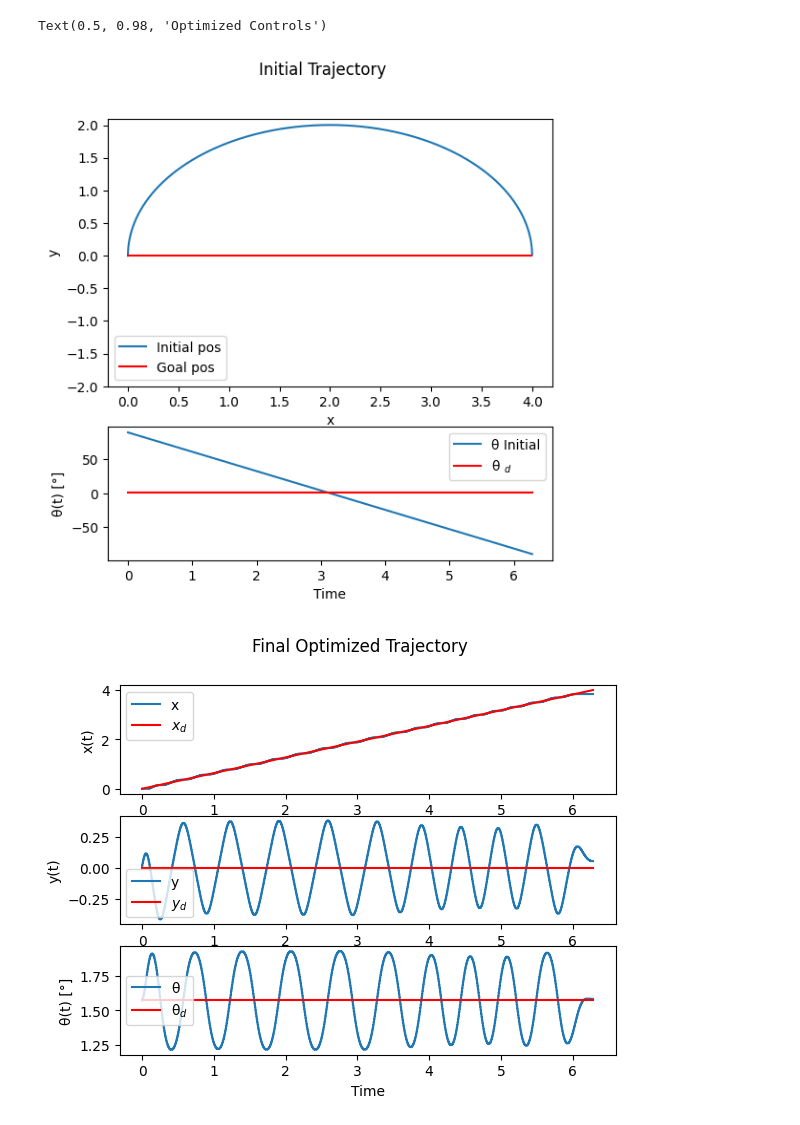
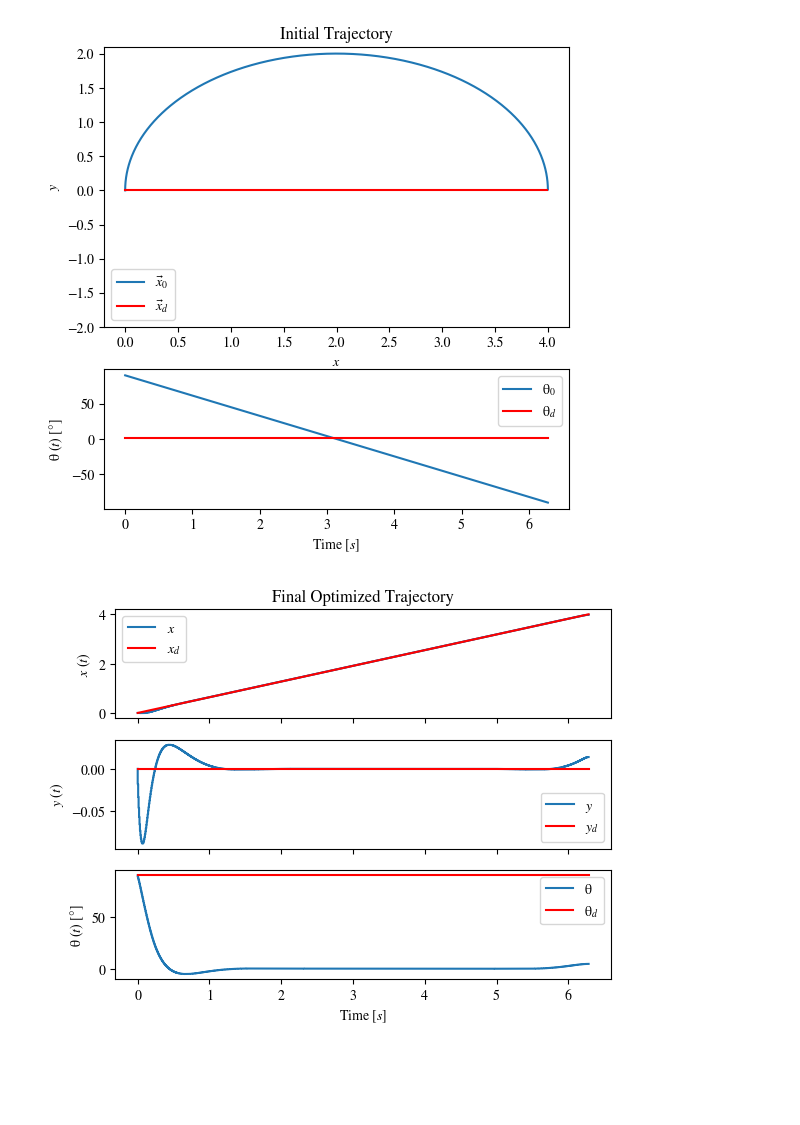
Before and after one commit to sirojc/me455-active-learning, a Jupyter notebook: HW2/HW2_1.ipynb, the cells around one changed output. Cells and saved outputs as stored; diff of their text form; code cells hidden in the pictures; blank space fills up the shorter version.

Commit message:
plots

```diff
--- a/HW2/HW2_1.ipynb
+++ b/HW2/HW2_1.ipynb
@@ -1,12 +1,15 @@
 # %%
 import numpy as np
 import matplotlib.pyplot as plt
+
+plt.rcParams['mathtext.fontset'] = 'stix'
+plt.rcParams['font.family'] = 'STIXGeneral'
 # %%
 T = 2 * np.pi
 n = 1000
 h = T / n
 
-Q = np.array([[100, 0, 0],[0, 10, 0],[0, 0, 10]])
+Q = np.array([[100, 0, 0],[0, 100, 0],[0, 0, 0.1]])
 R = np.array([[0.1, 0],[0, 0.1]])
 P_1 = np.array([[10, 0, 0],[0, 10, 0],[0, 0, 10]])
 
@@ -87,7 +90,7 @@ x_init = dynamics(x0, u_init)
 #print(J_init)
 # %%
 # iLQR
-eps = 1E-3 # Threshold
+eps = 1.1E-3 # Threshold
 
 u_iLQR = u_init
 x_iLQR = x_init
@@ -136,63 +139,60 @@ while i==0 or np.abs(DJ(x_iLQR, u_iLQR, zeta)) > eps:
 # %%
 # Plots: Initial Trajectory, Final Optimized Trajectory, Optimized Control Signal
 time_discr = np.linspace(0, T, n)
 
 #Plot Initial Trajectory
 fig, (ax1, ax2) = plt.subplots(2, 1, height_ratios=[2, 1], figsize=(6, 6))
-ax1.plot(x_init[:,0], x_init[:,1], label='Initial pos')
-ax1.plot(x_g[:,0], x_g[:,1], color='red', label='Goal pos')
-ax2.plot(time_discr, x_init[:,2]*180/np.pi, label="\u03B8 Initial")
-ax2.plot(time_discr, x_g[:,2], color='red', label="\u03B8 $_{d}$")
-ax1.set_xlabel("x")
-ax1.set_ylabel("y")
+ax1.plot(x_init[:,0], x_init[:,1], label=r'$\vec{x}_{0}$')
+ax1.plot(x_g[:,0], x_g[:,1], color='red', label=r'$\vec{x}_{d}$')
+ax2.plot(time_discr, x_init[:,2]*180/np.pi, label="\u03B8$_{0}$")
+ax2.plot(time_discr, x_g[:,2], color='red', label="\u03B8$_{d}$")
+ax1.set_xlabel("$x$")
+ax1.set_ylabel("$y$")
 ax1.set_ylim([-2, 2.1])
-ax2.set_xlabel("Time")
-ax2.set_ylabel("\u03B8(t) [°]")
+ax2.set_xlabel("Time $[s]$")
+ax2.set_ylabel("\u03B8 $(t)$ $[°]$")
 ax1.legend()
 ax2.legend()
-fig.suptitle("Initial Trajectory")
-#plt.savefig('ME455_ActiveLearning/HW2/HW2_1_init_traj.png')
+ax1.set_title("Initial Trajectory")
+plt.savefig('./HW2_1_init_traj.png')
 
 #Plots Final Optimized Trajectory
-fig2, (ax1, ax2, ax3) = plt.subplots(3, 1)
-ax1.step(time_discr, x_iLQR[:,0], label="x")
-ax2.step(time_discr, x_iLQR[:,1], label="y")
+fig2, (ax1, ax2, ax3) = plt.subplots(3, 1, sharex=True)
+ax1.step(time_discr, x_iLQR[:,0], label="$x$")
+ax2.step(time_discr, x_iLQR[:,1], label="$y$")
 ax1.plot(time_discr, x_g[:,0], color='red', label=r"$x_{d}$")
 ax2.plot(time_discr, x_g[:,1], color='red', label=r"$y_{d}$")
-ax3.step(time_discr, x_iLQR[:,2], label="\u03B8")
+ax3.step(time_discr, x_iLQR[:,2]*180/np.pi, label="\u03B8")
 ax3.plot(time_discr, x_g[:,2]*180/np.pi, color='red', label="\u03B8$_{d}$")
-ax1.set_xlabel("Time")
-ax1.set_ylabel("x(t)")
-ax2.set_xlabel("Time")
-ax2.set_ylabel("y(t)")
-ax3.set_xlabel("Time")
-ax3.set_ylabel("\u03B8(t) [°]")
+ax1.set_ylabel("$x$ $(t)$")
+ax2.set_ylabel("$y$ $(t)$")
+ax3.set_xlabel("Time $[s]$")
+ax3.set_ylabel("\u03B8 $(t)$ $[°]$")
 ax1.legend()
 ax2.legend()
 ax3.legend()
-fig2.suptitle("Final Optimized Trajectory")
-#plt.savefig('ME455_ActiveLearning/HW2/HW2_1_opt_time.png')
+ax1.set_title("Final Optimized Trajectory")
+plt.savefig('./HW2_1_opt_time.png')
 
 fig3, ax = plt.subplots()
 ax.step(x_iLQR[:,0], x_iLQR[:,1], label='Optimized')
 ax.plot(x_g[:,0], x_g[:,1], color='red', label='Goal')
 ax.legend()
-ax.set_ylim([-2, 2])
-ax.set_xlabel("x")
-ax.set_ylabel("y")
-fig3.suptitle("Final Optimized Trajectory")
-#plt.savefig('ME455_ActiveLearning/HW2/HW2_1_opt_xy.png')
+#ax.set_ylim([-2, 2])
+ax.set_xlabel("$x$")
+ax.set_ylabel("$y$")
+plt.title("Final Optimized Trajectory")
+plt.savefig('./HW2_1_opt_xy.png')
 
 # Plot Optimized Control Signal
 fig4, ax = plt.subplots()
-ax.step(time_discr, u_iLQR[:,0], label=r"u$_{1}$")
-ax.step(time_discr, u_iLQR[:,1], label=r"$u_{2}$")
-ax.legend(loc='upper right')
-ax.set_xlabel("Time")
-ax.set_ylabel(r"$u(t)$")
-fig4.suptitle("Optimized Controls")
-#plt.savefig('ME455_ActiveLearning/HW2/HW2_1_opt_u.png')
+ax.step(time_discr, u_iLQR[:,0], label="$u_{1}$")
+ax.step(time_discr, u_iLQR[:,1], label="$u_{2}$")
+ax.legend()
+ax.set_xlabel("Time $[s]$")
+ax.set_ylabel("$u$ $(t)$")
+plt.title("Optimized Controls")
+plt.savefig('./HW2_1_opt_u.png')
 # %% [output]
-Text(0.5, 0.98, 'Optimized Controls')
-[figure, old version]
+[figure, new version]
-[figure, old version]
+[figure, new version]
```
Also changed, not shown: parts of 2 cells of this notebook, 4 other files.
